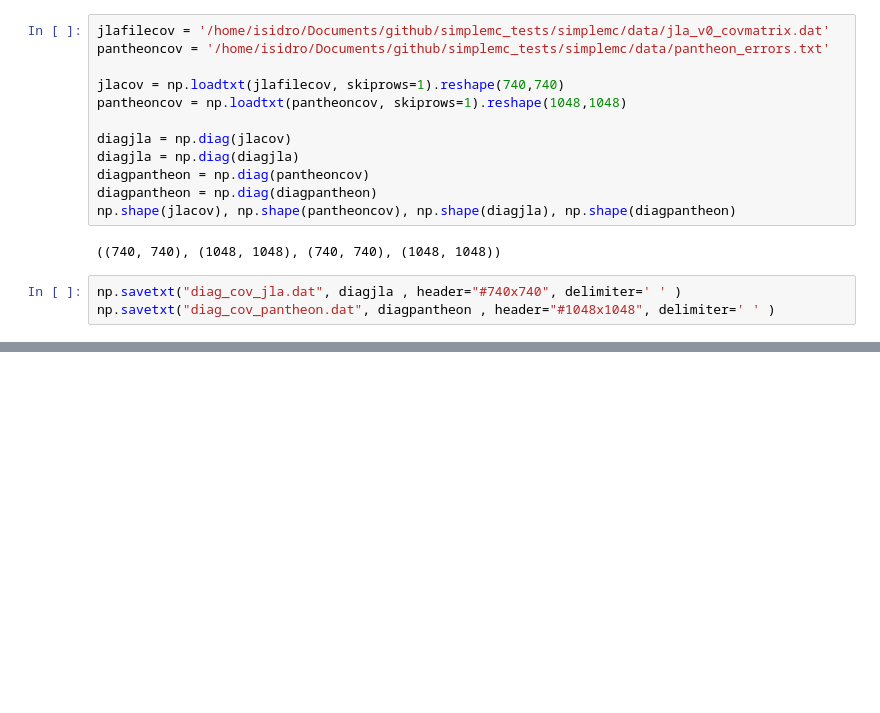
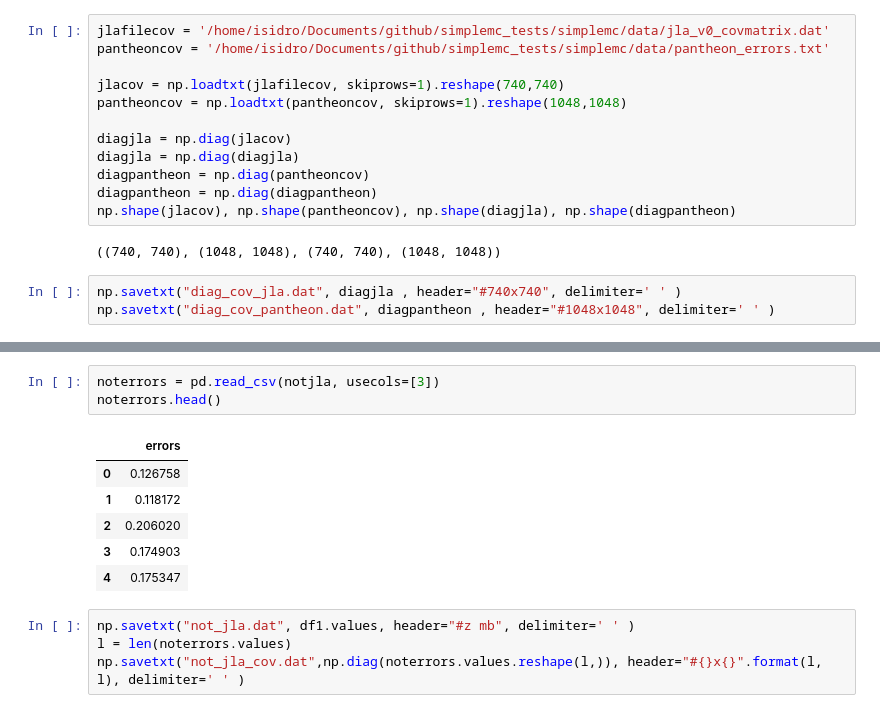
Before and after one commit to igomezv/SNIa_ML_regressions, a Jupyter notebook: loadModels.ipynb, the cells around one changed output, grey strips where cells are left out. Drawn from its saved outputs; the diff is of its cells as text; blank space fills up the shorter version.

```diff
--- a/loadModels.ipynb
+++ b/loadModels.ipynb
@@ -156,0 +170,14 @@ np.savetxt("diag_cov_pantheon.dat", diagpantheon , header="#1048x1048", delimite
+# %%
+noterrors = pd.read_csv(notjla, usecols=[3])
+noterrors.head()
+# %% [output]
+|  | errors |
+| 0 | 0.126758 |
+| 1 | 0.118172 |
+| 2 | 0.206020 |
+| 3 | 0.174903 |
+| 4 | 0.175347 |
+# %%
+np.savetxt("not_jla.dat", df1.values, header="#z mb", delimiter=' ' )
+l = len(noterrors.values)
+np.savetxt("not_jla_cov.dat",np.diag(noterrors.values.reshape(l,)), header="#{}x{}".format(l, l), delimiter=' ' )
```
Also changed, not shown: parts of 7 cells of this notebook.
